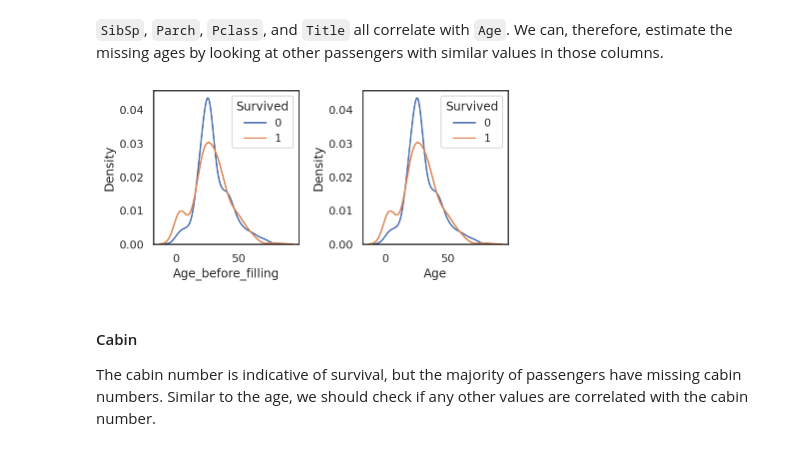
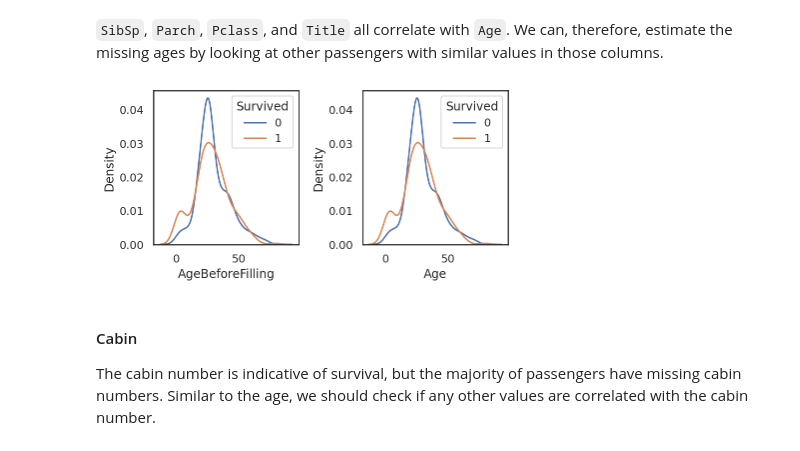
Before and after one commit to dwitvliet/kaggle-titanic, a Jupyter notebook: kaggle-titanic.ipynb, the cells around one changed output. Saved outputs shown, nothing was run; the diff lists cells and outputs as text; code cells hidden in the pictures.

Commit message:
Fixed accidental use of column name snake case

```diff
--- a/kaggle-titanic.ipynb
+++ b/kaggle-titanic.ipynb
@@ -296,34 +296,34 @@ plt.tight_layout()
 # %%
 for df in (train, test, train_test):
     # Make a copy of column to compare afterwards.
-    df['Age_before_filling'] = df['Age'].copy()
+    df['AgeBeforeFilling'] = df['Age'].copy()
 
     # Iterate all rows with missing ages.
     for i, row in df[df['Age'].isna()].iterrows():
         similar_subset = train_test[~train_test['Age'].isna()]
 
         # Iterate correlated columns in order of stronger correlation, reducing
         # the dataframe to passengers with the same values.
         for correlated_col in ['Title', 'Pclass', 'SibSp', 'Parch']:
             idx_value_match = similar_subset[correlated_col] == row[correlated_col]
             # Don't reduce the dataframe to less than 5 passengers, to avoid
             # getting outliers.
             if idx_value_match.sum() < 5:
                 break
             similar_subset = similar_subset[idx_value_match]
         # Fill the missing age with the median age of the similar passengers.
         df.loc[i, 'Age'] = similar_subset['Age'].median()
 
 # Plot the age distributions before and after filling values to ensure nothing
 # odd happened.
 fig, axes = plt.subplots(1, 2, figsize=(6, 3))
-for i, column in enumerate(['Age_before_filling', 'Age']):
+for i, column in enumerate(['AgeBeforeFilling', 'Age']):
     sns.kdeplot(data=train[train['Survived'] == 0], x=column, label='0', ax=axes[i])
     sns.kdeplot(data=train[train['Survived'] == 1], x=column, label='1', ax=axes[i])
     axes[i].legend(title='Survived')
 plt.tight_layout()
 # %% [output]
-[figure, old version]
+[figure, new version]
 # %% [markdown]
 #### Cabin
 The cabin number is indicative of survival, but the majority of passengers have missing cabin numbers. Similar to the age, we should check if any other values are correlated with the cabin number.
```
Also changed, not shown: parts of 4 cells of this notebook.
